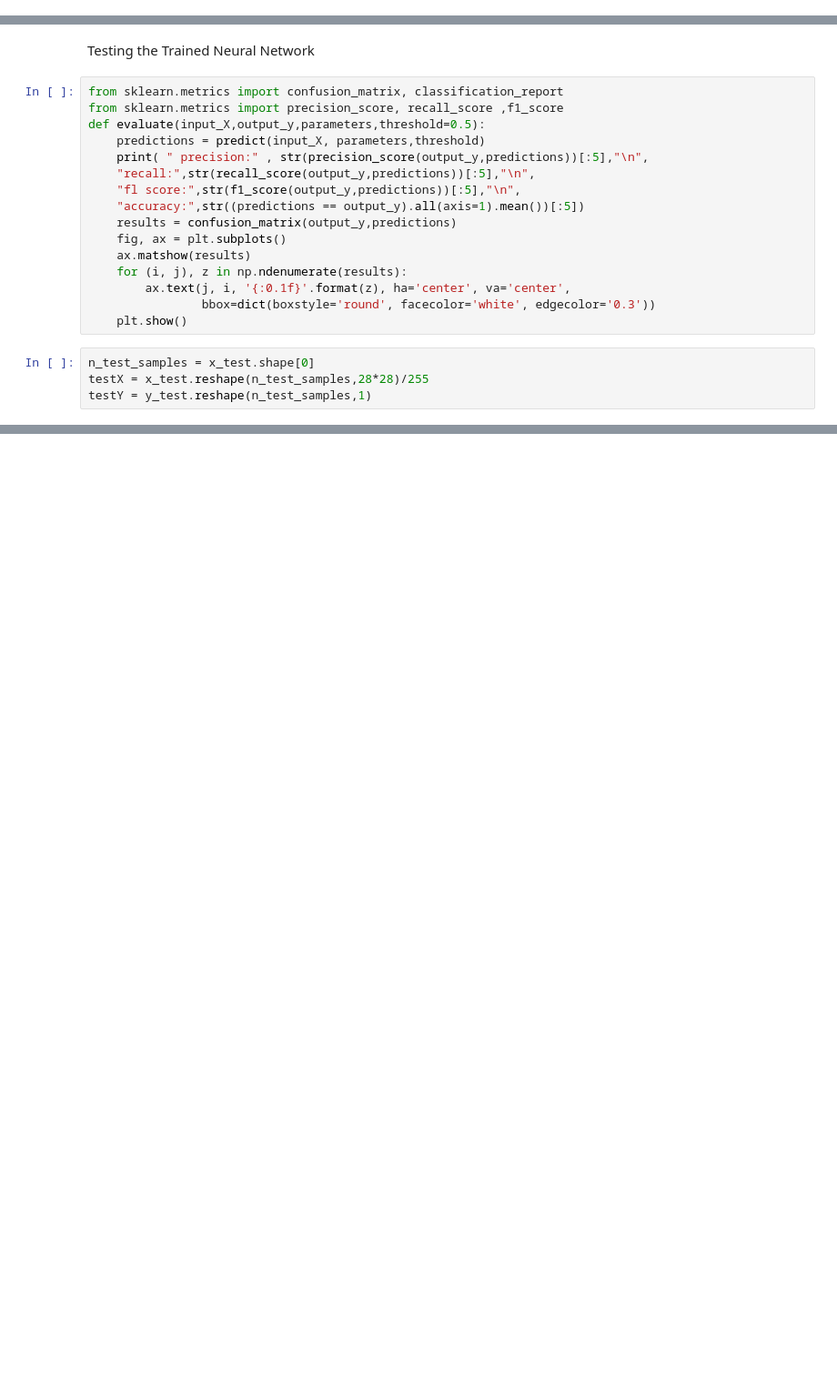
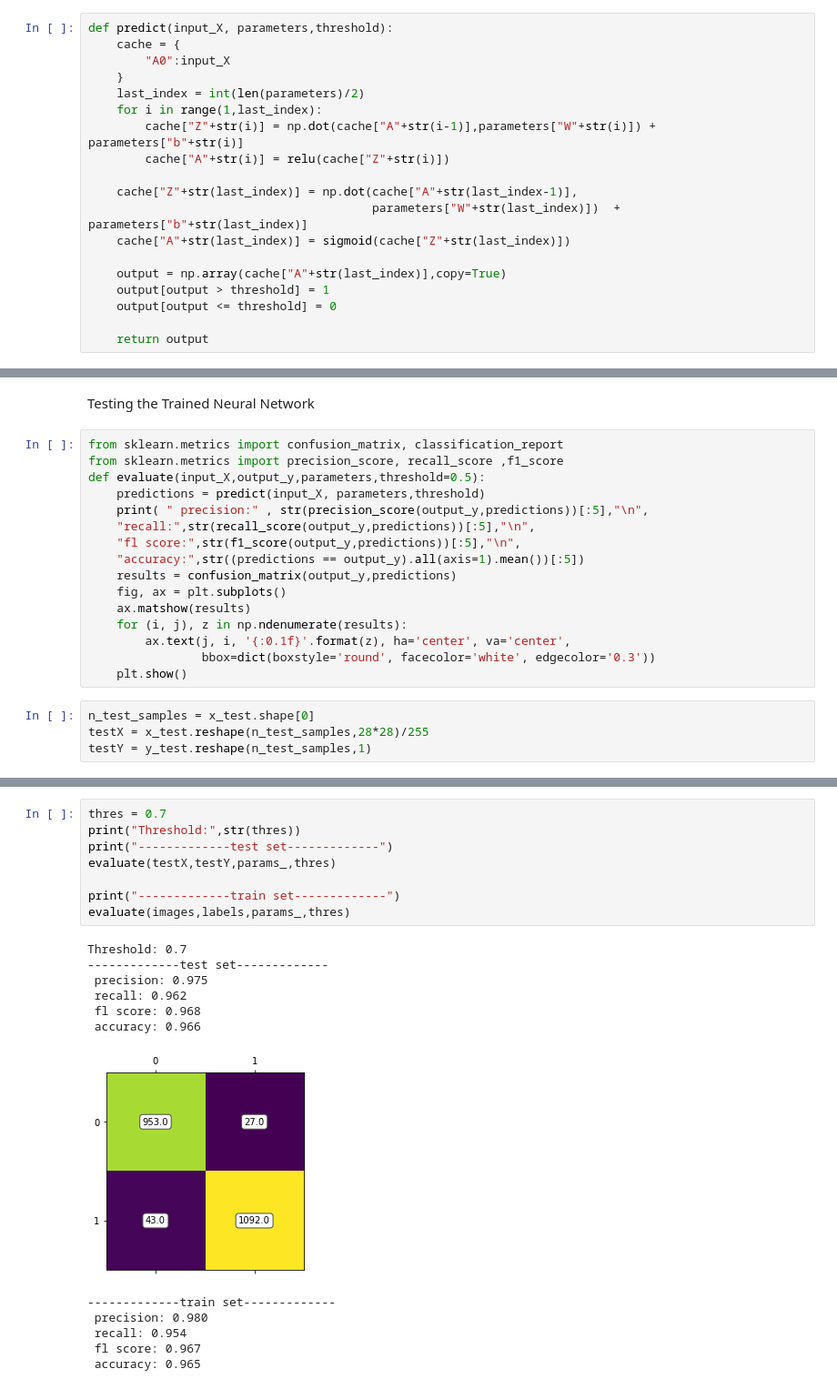
Before and after one commit to linearsachin/mnist-digit-classifier, a Jupyter notebook: mnistxx.ipynb, the cells around one changed output, grey strips where cells are left out. Shown: that part at 91% size. Drawn from its saved outputs; the diff is of its cells as text; blank space fills up the shorter version.

```diff
--- a/mnistxx.ipynb
+++ b/mnistxx.ipynb
@@ -252,3 +132,22 @@ def predict(input_X, parameters,threshold):
+# %%
+def predict(input_X, parameters,threshold):
+    cache = {
+        "A0":input_X
+    }
+    last_index = int(len(parameters)/2)
+    for i in range(1,last_index):
+        cache["Z"+str(i)] = np.dot(cache["A"+str(i-1)],parameters["W"+str(i)]) + parameters["b"+str(i)]
+        cache["A"+str(i)] = relu(cache["Z"+str(i)])
+
+    cache["Z"+str(last_index)] = np.dot(cache["A"+str(last_index-1)],
+                                        parameters["W"+str(last_index)])  + parameters["b"+str(last_index)]
+    cache["A"+str(last_index)] = sigmoid(cache["Z"+str(last_index)])
+
+    output = np.array(cache["A"+str(last_index)],copy=True)
+    output[output > threshold] = 1
+    output[output <= threshold] = 0
+
+    return output
 # %%
 import sys, numpy as np
 from keras.datasets import mnist
@@ -408 +310,22 @@ Threshold: 0.3
 [figure]
+# %%
+thres = 0.7
+print("Threshold:",str(thres))
+print("-------------test set-------------")
+evaluate(testX,testY,params_,thres)
+
+print("-------------train set-------------")
+evaluate(images,labels,params_,thres)
+# %% [output]
+Threshold: 0.7
+-------------test set-------------
+ precision: 0.975
+ recall: 0.962
+ fl score: 0.968
+ accuracy: 0.966
+[figure, added]
+-------------train set-------------
+ precision: 0.980
+ recall: 0.954
+ fl score: 0.967
+ accuracy: 0.965
```
Also changed, not shown: parts of 21 cells of this notebook.
